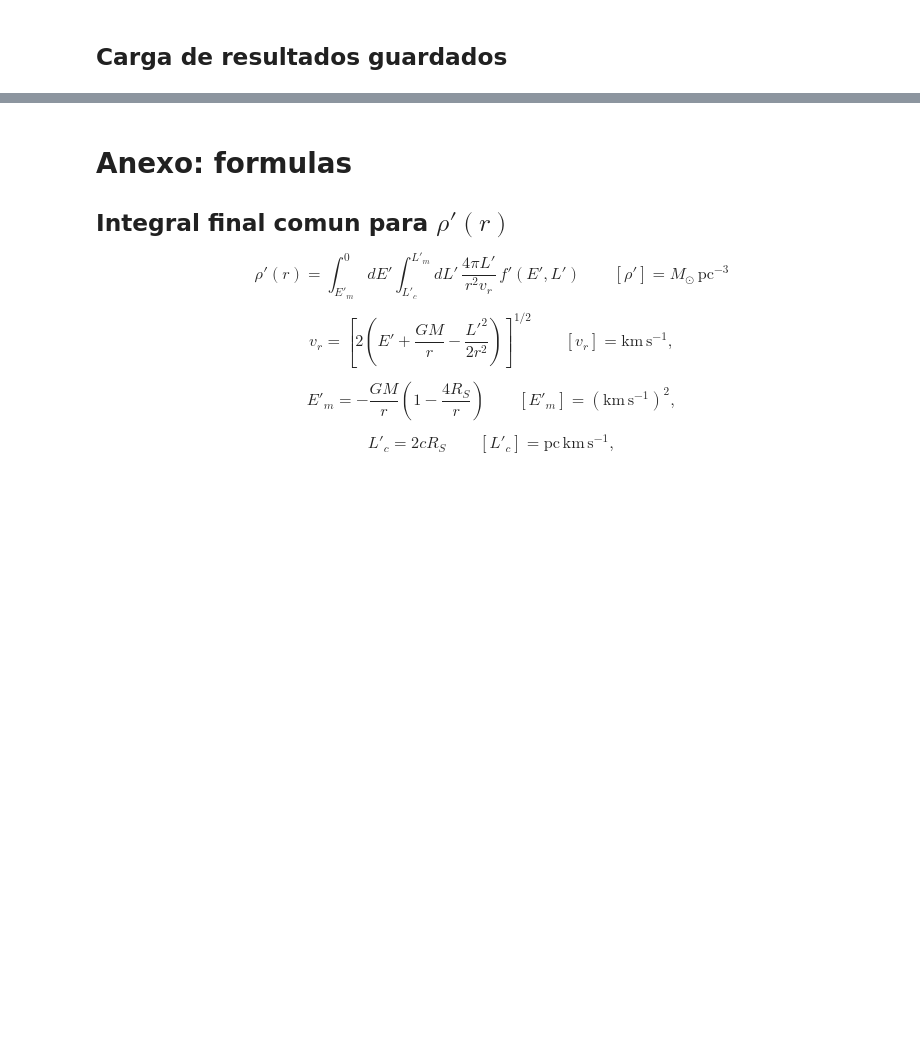
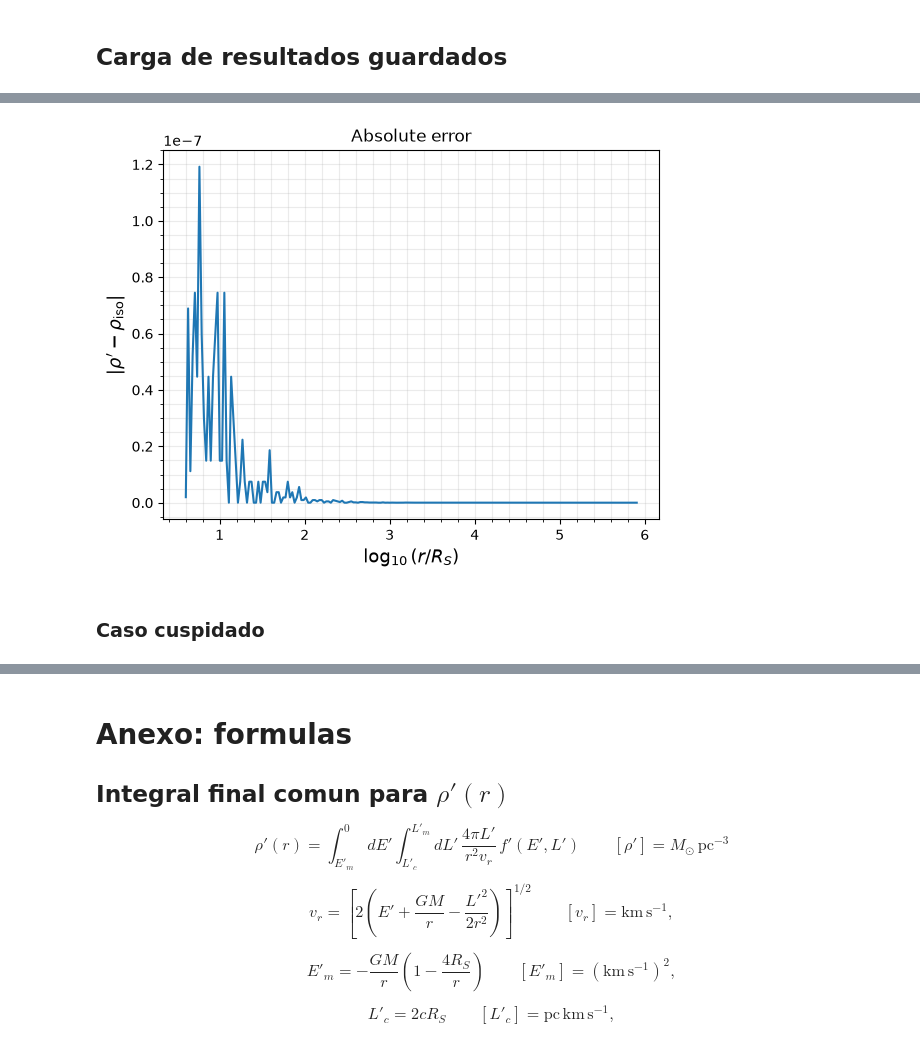
Before and after one commit to MagneticFungi/DM-spikes, a Jupyter notebook: perfiles_densidad.ipynb, the cells around one changed output, grey strips where cells are left out. Saved outputs shown, nothing was run; the diff lists cells and outputs as text; code cells hidden in the pictures; blank space fills up the shorter version.

```diff
--- a/perfiles_densidad.ipynb
+++ b/perfiles_densidad.ipynb
@@ -182,0 +223,15 @@ else:
+# %%
+def isothermal_profile(r_values, M, sigma_v, rho0, R_S, G = 4.30091e-3):
+    return 4*rho0 / (3*np.sqrt(np.pi))* np.power(G*M/(r_values*sigma_v**2), 1.5) * np.power(1-4*R_S/r_values, 1.5)
+# %%
+plt.plot(np.log10(r_iso / R_S), np.abs(rho_iso - isothermal_profile(r_iso, M, sigma_v, rho0_iso, R_S)))
+plt.grid(True, which="both", alpha=0.25)
+plt.xlabel(r"$\log_{10}(r/R_S)$", fontsize=13)
+plt.ylabel(r"$|\rho' - \rho_\mathrm{iso}|$", fontsize=13)
+plt.title('Absolute error')
+plt.minorticks_on()
+plt.show()
+# %% [output]
+[figure, added]
+# %% [markdown]
+### Caso cuspidado
```
Also changed, not shown: parts of 16 cells of this notebook, 1 other file.
